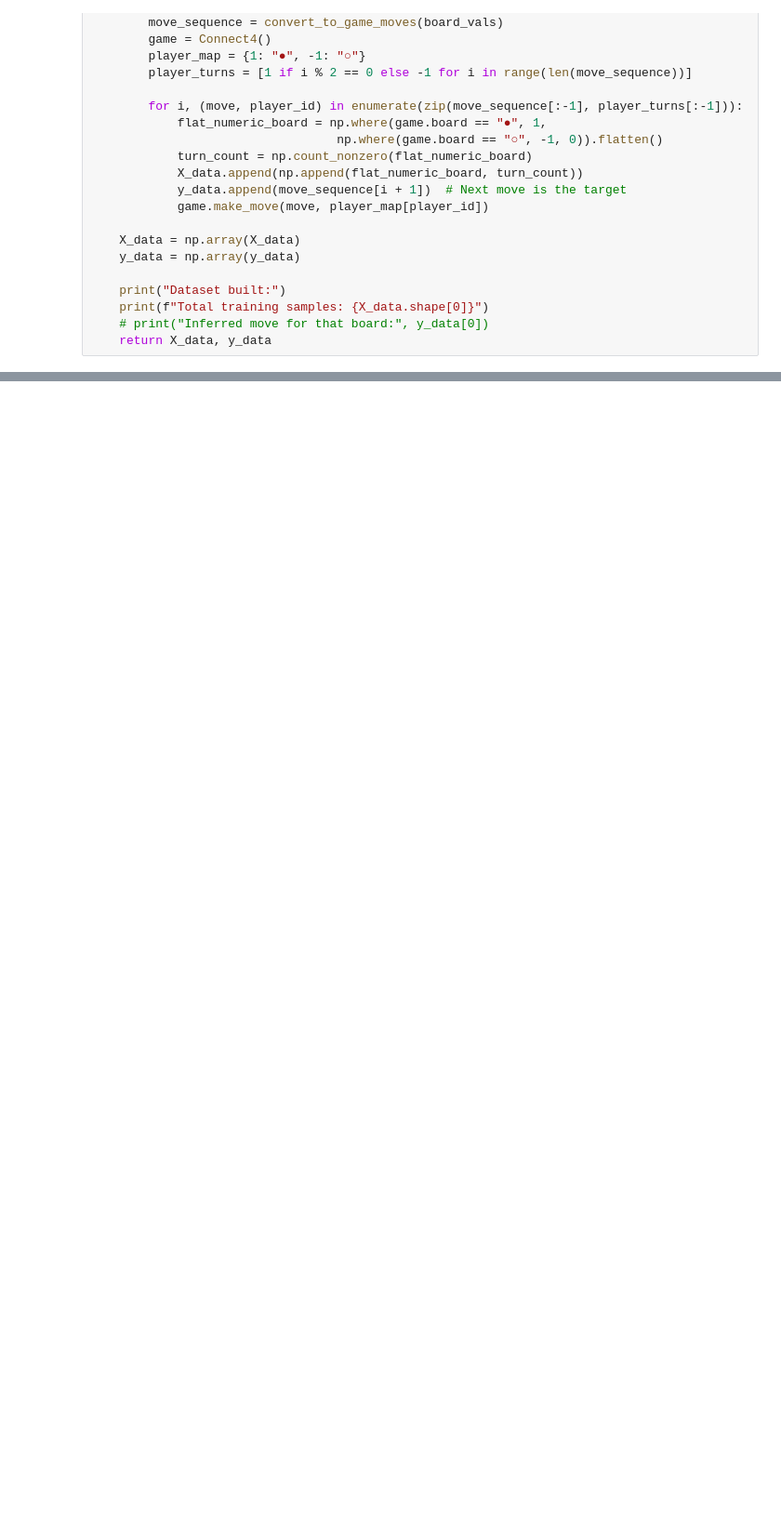
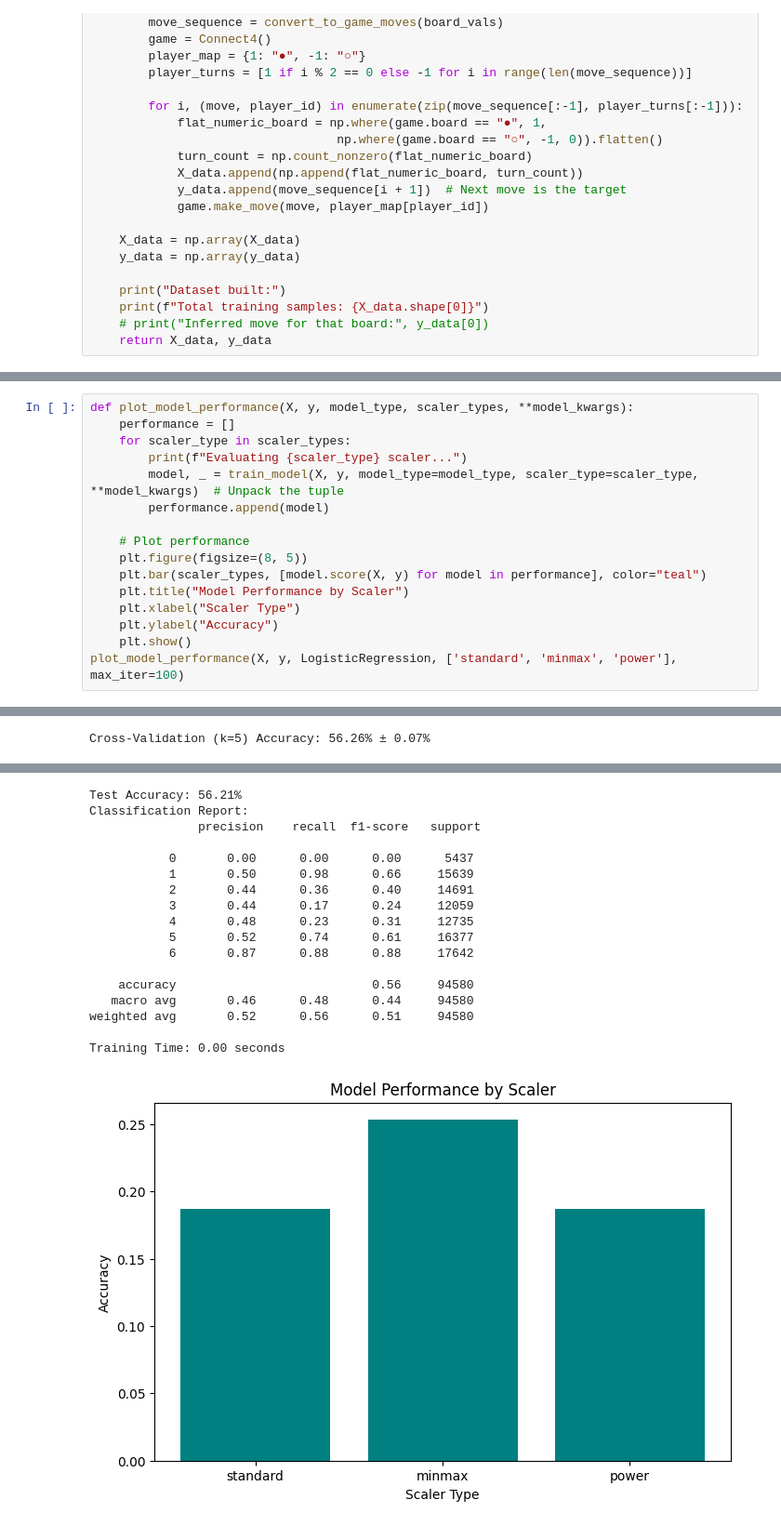
Before and after one commit to M00nlightbee/Connect4, a Jupyter notebook: MLAgent.ipynb, the cells around one changed output, grey strips where cells are left out. Shown at 93% size. Drawn from its saved outputs; the diff is of its cells as text; blank space fills up the shorter version.

```diff
--- a/MLAgent.ipynb
+++ b/MLAgent.ipynb
@@ -420,0 +398,17 @@ All models trained with different scalers.
+# %%
+def plot_model_performance(X, y, model_type, scaler_types, **model_kwargs):
+    performance = []
+    for scaler_type in scaler_types:
+        print(f"Evaluating {scaler_type} scaler...")
+        model, _ = train_model(X, y, model_type=model_type, scaler_type=scaler_type, **model_kwargs)  # Unpack the tuple
+        performance.append(model)
+
+    # Plot performance
+    plt.figure(figsize=(8, 5))
+    plt.bar(scaler_types, [model.score(X, y) for model in performance], color="teal")
+    plt.title("Model Performance by Scaler")
+    plt.xlabel("Scaler Type")
+    plt.ylabel("Accuracy")
+    plt.show()
+plot_model_performance(X, y, LogisticRegression, ['standard', 'minmax', 'power'], max_iter=100)
+# %% [output]
@@ -420,0 +525 @@ All models trained with different scalers.
+Cross-Validation (k=5) Accuracy: 56.26% ± 0.07%
@@ -420,0 +533,18 @@ All models trained with different scalers.
+Test Accuracy: 56.21%
+Classification Report:
+               precision    recall  f1-score   support
+
+           0       0.00      0.00      0.00      5437
+           1       0.50      0.98      0.66     15639
+           2       0.44      0.36      0.40     14691
+           3       0.44      0.17      0.24     12059
+           4       0.48      0.23      0.31     12735
+           5       0.52      0.74      0.61     16377
+           6       0.87      0.88      0.88     17642
+
+    accuracy                           0.56     94580
+   macro avg       0.46      0.48      0.44     94580
+weighted avg       0.52      0.56      0.51     94580
+
+Training Time: 0.00 seconds
+[figure, added]
```
Also changed, not shown: parts of 28 cells of this notebook, 17 other files.
